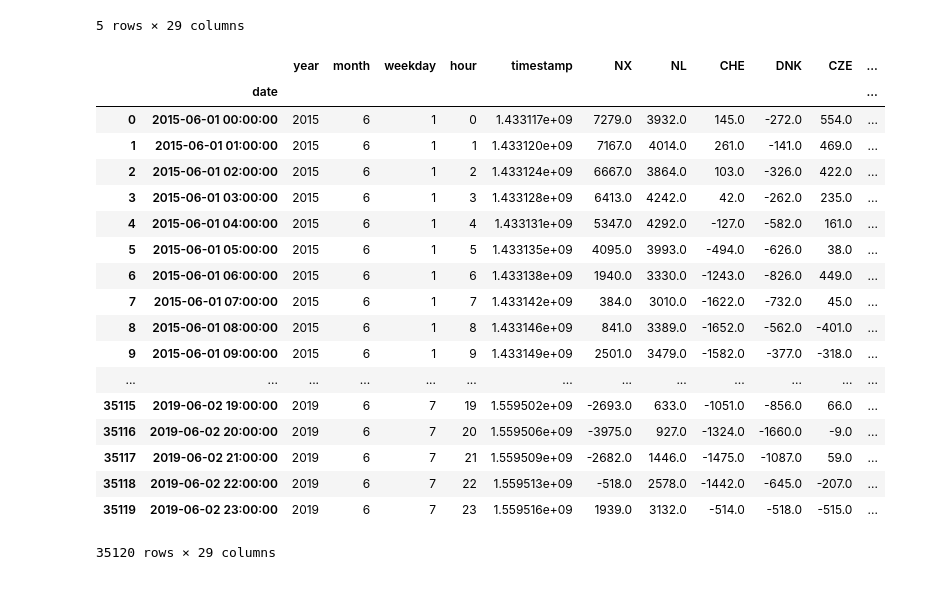
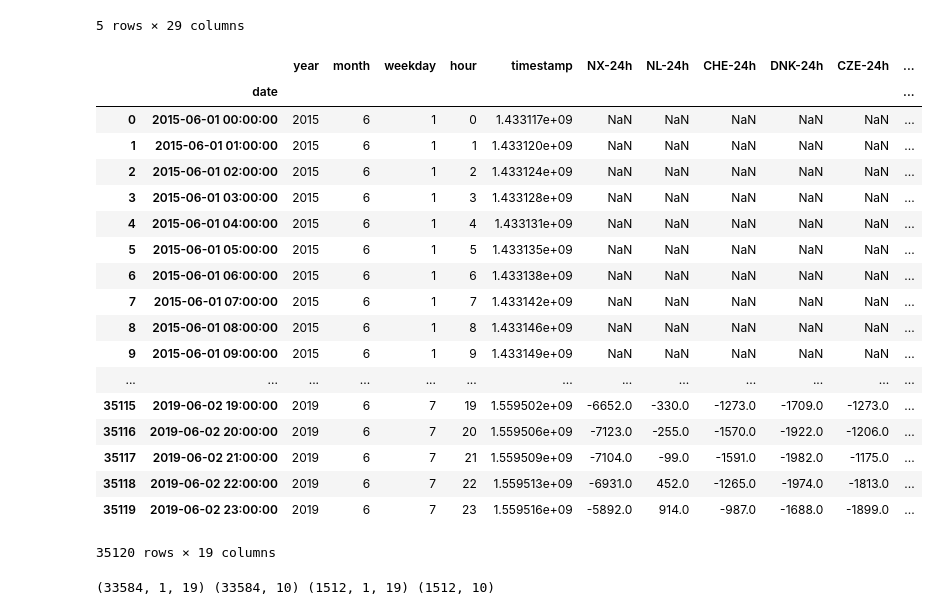
Before and after one commit to LE-KIT/BDA, a Jupyter notebook: RNN testing.ipynb, the cells around one changed output. Saved outputs shown, nothing was run; the diff lists cells and outputs as text; code cells hidden in the pictures.

Commit message:
ltsm test

```diff
--- a/RNN testing.ipynb
+++ b/RNN testing.ipynb
@@ -165,31 +160,3 @@ df_test.head()
 | 3 | 2015-06-01 03:00:00 | 2015 | 6 | 1 | 3 | 1.433128e+09 | 6413.0 | 4242.0 | 42.0 | -262.0 | 235.0 | ... |
 | 4 | 2015-06-01 04:00:00 | 2015 | 6 | 1 | 4 | 1.433131e+09 | 5347.0 | 4292.0 | -127.0 | -582.0 | 161.0 | ... |
 5 rows × 29 columns
-# %%
-def load_master_df(path_to_master_df="./data/df_master.csv"):
-    try:
-        return pd.read_csv(path_to_master_df, index_col=[0, 1])
-    except FileNotFoundError as e:
-        print(e)
-
-load_master_df()
-# %% [output]
-|  |  | year | month | weekday | hour | timestamp | NX | NL | CHE | DNK | CZE | ... |
-|  | date |  |  |  |  |  |  |  |  |  |  | ... |
-| 0 | 2015-06-01 00:00:00 | 2015 | 6 | 1 | 0 | 1.433117e+09 | 7279.0 | 3932.0 | 145.0 | -272.0 | 554.0 | ... |
-| 1 | 2015-06-01 01:00:00 | 2015 | 6 | 1 | 1 | 1.433120e+09 | 7167.0 | 4014.0 | 261.0 | -141.0 | 469.0 | ... |
-| 2 | 2015-06-01 02:00:00 | 2015 | 6 | 1 | 2 | 1.433124e+09 | 6667.0 | 3864.0 | 103.0 | -326.0 | 422.0 | ... |
-| 3 | 2015-06-01 03:00:00 | 2015 | 6 | 1 | 3 | 1.433128e+09 | 6413.0 | 4242.0 | 42.0 | -262.0 | 235.0 | ... |
-| 4 | 2015-06-01 04:00:00 | 2015 | 6 | 1 | 4 | 1.433131e+09 | 5347.0 | 4292.0 | -127.0 | -582.0 | 161.0 | ... |
-| 5 | 2015-06-01 05:00:00 | 2015 | 6 | 1 | 5 | 1.433135e+09 | 4095.0 | 3993.0 | -494.0 | -626.0 | 38.0 | ... |
-| 6 | 2015-06-01 06:00:00 | 2015 | 6 | 1 | 6 | 1.433138e+09 | 1940.0 | 3330.0 | -1243.0 | -826.0 | 449.0 | ... |
-| 7 | 2015-06-01 07:00:00 | 2015 | 6 | 1 | 7 | 1.433142e+09 | 384.0 | 3010.0 | -1622.0 | -732.0 | 45.0 | ... |
-| 8 | 2015-06-01 08:00:00 | 2015 | 6 | 1 | 8 | 1.433146e+09 | 841.0 | 3389.0 | -1652.0 | -562.0 | -401.0 | ... |
-| 9 | 2015-06-01 09:00:00 | 2015 | 6 | 1 | 9 | 1.433149e+09 | 2501.0 | 3479.0 | -1582.0 | -377.0 | -318.0 | ... |
-| ... | ... | ... | ... | ... | ... | ... | ... | ... | ... | ... | ... | ... |
-| 35115 | 2019-06-02 19:00:00 | 2019 | 6 | 7 | 19 | 1.559502e+09 | -2693.0 | 633.0 | -1051.0 | -856.0 | 66.0 | ... |
-| 35116 | 2019-06-02 20:00:00 | 2019 | 6 | 7 | 20 | 1.559506e+09 | -3975.0 | 927.0 | -1324.0 | -1660.0 | -9.0 | ... |
-| 35117 | 2019-06-02 21:00:00 | 2019 | 6 | 7 | 21 | 1.559509e+09 | -2682.0 | 1446.0 | -1475.0 | -1087.0 | 59.0 | ... |
-| 35118 | 2019-06-02 22:00:00 | 2019 | 6 | 7 | 22 | 1.559513e+09 | -518.0 | 2578.0 | -1442.0 | -645.0 | -207.0 | ... |
-| 35119 | 2019-06-02 23:00:00 | 2019 | 6 | 7 | 23 | 1.559516e+09 | 1939.0 | 3132.0 | -514.0 | -518.0 | -515.0 | ... |
-35120 rows × 29 columns
@@ -195,0 +175,39 @@ load_master_df()
+# %%
+df_master.iloc[:, [0,1,2,3,4,15,16,17,18,19,20,21,22,23,24,25,26,27,28]]
+# %% [output]
+|  |  | year | month | weekday | hour | timestamp | NX-24h | NL-24h | CHE-24h | DNK-24h | CZE-24h | ... |
+|  | date |  |  |  |  |  |  |  |  |  |  | ... |
+| 0 | 2015-06-01 00:00:00 | 2015 | 6 | 1 | 0 | 1.433117e+09 | NaN | NaN | NaN | NaN | NaN | ... |
+| 1 | 2015-06-01 01:00:00 | 2015 | 6 | 1 | 1 | 1.433120e+09 | NaN | NaN | NaN | NaN | NaN | ... |
+| 2 | 2015-06-01 02:00:00 | 2015 | 6 | 1 | 2 | 1.433124e+09 | NaN | NaN | NaN | NaN | NaN | ... |
+| 3 | 2015-06-01 03:00:00 | 2015 | 6 | 1 | 3 | 1.433128e+09 | NaN | NaN | NaN | NaN | NaN | ... |
+| 4 | 2015-06-01 04:00:00 | 2015 | 6 | 1 | 4 | 1.433131e+09 | NaN | NaN | NaN | NaN | NaN | ... |
+| 5 | 2015-06-01 05:00:00 | 2015 | 6 | 1 | 5 | 1.433135e+09 | NaN | NaN | NaN | NaN | NaN | ... |
+| 6 | 2015-06-01 06:00:00 | 2015 | 6 | 1 | 6 | 1.433138e+09 | NaN | NaN | NaN | NaN | NaN | ... |
+| 7 | 2015-06-01 07:00:00 | 2015 | 6 | 1 | 7 | 1.433142e+09 | NaN | NaN | NaN | NaN | NaN | ... |
+| 8 | 2015-06-01 08:00:00 | 2015 | 6 | 1 | 8 | 1.433146e+09 | NaN | NaN | NaN | NaN | NaN | ... |
+| 9 | 2015-06-01 09:00:00 | 2015 | 6 | 1 | 9 | 1.433149e+09 | NaN | NaN | NaN | NaN | NaN | ... |
+| ... | ... | ... | ... | ... | ... | ... | ... | ... | ... | ... | ... | ... |
+| 35115 | 2019-06-02 19:00:00 | 2019 | 6 | 7 | 19 | 1.559502e+09 | -6652.0 | -330.0 | -1273.0 | -1709.0 | -1273.0 | ... |
+| 35116 | 2019-06-02 20:00:00 | 2019 | 6 | 7 | 20 | 1.559506e+09 | -7123.0 | -255.0 | -1570.0 | -1922.0 | -1206.0 | ... |
+| 35117 | 2019-06-02 21:00:00 | 2019 | 6 | 7 | 21 | 1.559509e+09 | -7104.0 | -99.0 | -1591.0 | -1982.0 | -1175.0 | ... |
+| 35118 | 2019-06-02 22:00:00 | 2019 | 6 | 7 | 22 | 1.559513e+09 | -6931.0 | 452.0 | -1265.0 | -1974.0 | -1813.0 | ... |
+| 35119 | 2019-06-02 23:00:00 | 2019 | 6 | 7 | 23 | 1.559516e+09 | -5892.0 | 914.0 | -987.0 | -1688.0 | -1899.0 | ... |
+35120 rows × 19 columns
+# %%
+# split into train and test sets
+values = scaled
+
+# train until may until including march 2019
+training_entries = len(df_master.reset_index(level=0, drop=True)[:'2019-03-31'])
+train = values[24:training_entries, :]
+test = values[training_entries:, :]
+# split into input and outputs
+train_X, train_y = train[:, [0,1,2,3,4,15,16,17,18,19,20,21,22,23,24,25,26,27,28]], train[:, 5:15]
+test_X, test_y = test[:, [0,1,2,3,4,15,16,17,18,19,20,21,22,23,24,25,26,27,28]], test[:, 5:15]
+# reshape input to be 3D [samples, timesteps, features]
+train_X = train_X.reshape((train_X.shape[0], 1, train_X.shape[1]))
+test_X = test_X.reshape((test_X.shape[0], 1, test_X.shape[1]))
+print(train_X.shape, train_y.shape, test_X.shape, test_y.shape)
+# %% [output]
+(33584, 1, 19) (33584, 10) (1512, 1, 19) (1512, 10)
```
Also changed, not shown: parts of 11 cells of this notebook.
